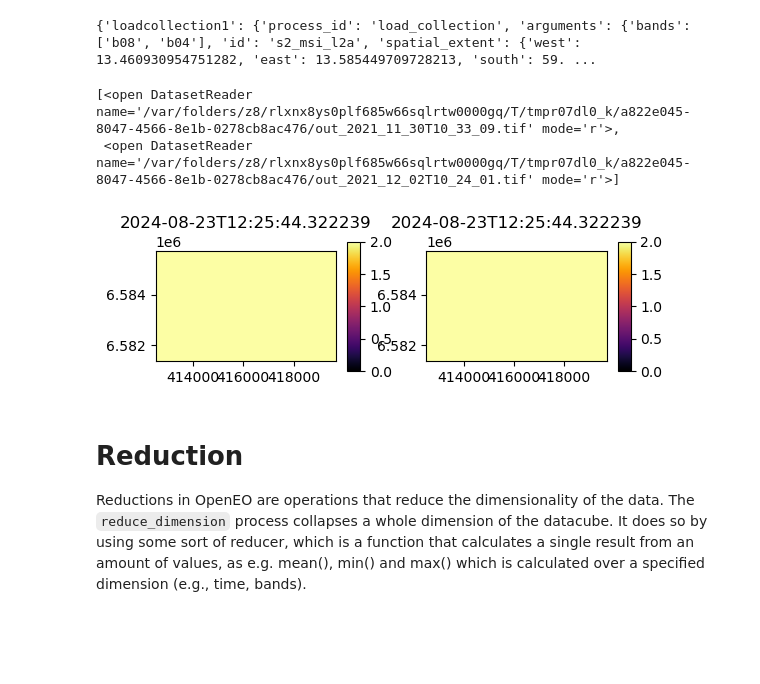
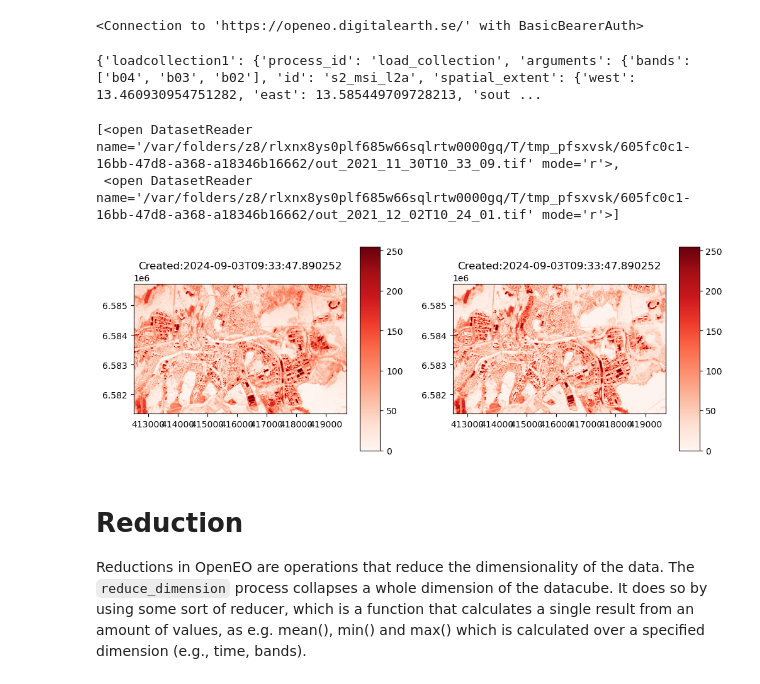
Before and after one commit to DigitalEarthSweden/digital-earth-sweden-community, a Jupyter notebook: tutorials/060_EO_020-Reductions.ipynb, the cells around one changed output. Saved outputs shown, nothing was run; the diff lists cells and outputs as text; code cells hidden in the pictures; blank space fills up the shorter version.

```diff
--- a/tutorials/060_EO_020-Reductions.ipynb
+++ b/tutorials/060_EO_020-Reductions.ipynb
@@ -11,5 +40,8 @@ from demo_helpers import show_result
 # %%
 connection = openeo.connect(eo_service_url)
+connection.authenticate_basic(username=user, password=passwd)
+# %% [output]
+<Connection to 'https://openeo.digitalearth.se/' with BasicBearerAuth>
 # %%
 s2_datacube=connection.load_collection(collection_id=s2.s2_msi_l2a,
                          spatial_extent=s2.bbox.karlstad_mini_land,
@@ -20,12 +52,14 @@ s2_datacube=connection.load_collection(collection_id=s2.s2_msi_l2a,
 # Show information
 print(s2_datacube.flat_graph())
 s2_image_data = s2_datacube.download(format="gtiff")
-show_result(s2_image_data)
 # %% [output]
-{'loadcollection1': {'process_id': 'load_collection', 'arguments': {'bands': ['b08', 'b04'], 'id': 's2_msi_l2a', 'spatial_extent': {'west': 13.460930954751282, 'east': 13.585449709728213, 'south': 59. ...
+{'loadcollection1': {'process_id': 'load_collection', 'arguments': {'bands': ['b04', 'b03', 'b02'], 'id': 's2_msi_l2a', 'spatial_extent': {'west': 13.460930954751282, 'east': 13.585449709728213, 'sout ...
-[<open DatasetReader name='/var/folders/z8/rlxnx8ys0plf685w66sqlrtw0000gq/T/tmpr07dl0_k/a822e045-8047-4566-8e1b-0278cb8ac476/out_2021_11_30T10_33_09.tif' mode='r'>,
- <open DatasetReader name='/var/folders/z8/rlxnx8ys0plf685w66sqlrtw0000gq/T/tmpr07dl0_k/a822e045-8047-4566-8e1b-0278cb8ac476/out_2021_12_02T10_24_01.tif' mode='r'>]
-[figure, removed]
+# %%
+show_result(s2_image_data, 'Reds')
+# %% [output]
+[<open DatasetReader name='/var/folders/z8/rlxnx8ys0plf685w66sqlrtw0000gq/T/tmp_pfsxvsk/605fc0c1-16bb-47d8-a368-a18346b16662/out_2021_11_30T10_33_09.tif' mode='r'>,
+ <open DatasetReader name='/var/folders/z8/rlxnx8ys0plf685w66sqlrtw0000gq/T/tmp_pfsxvsk/605fc0c1-16bb-47d8-a368-a18346b16662/out_2021_12_02T10_24_01.tif' mode='r'>]
+[figure, added]
 # %% [markdown]
 # Reduction
 
```
Also changed, not shown: parts of 12 cells of this notebook.
